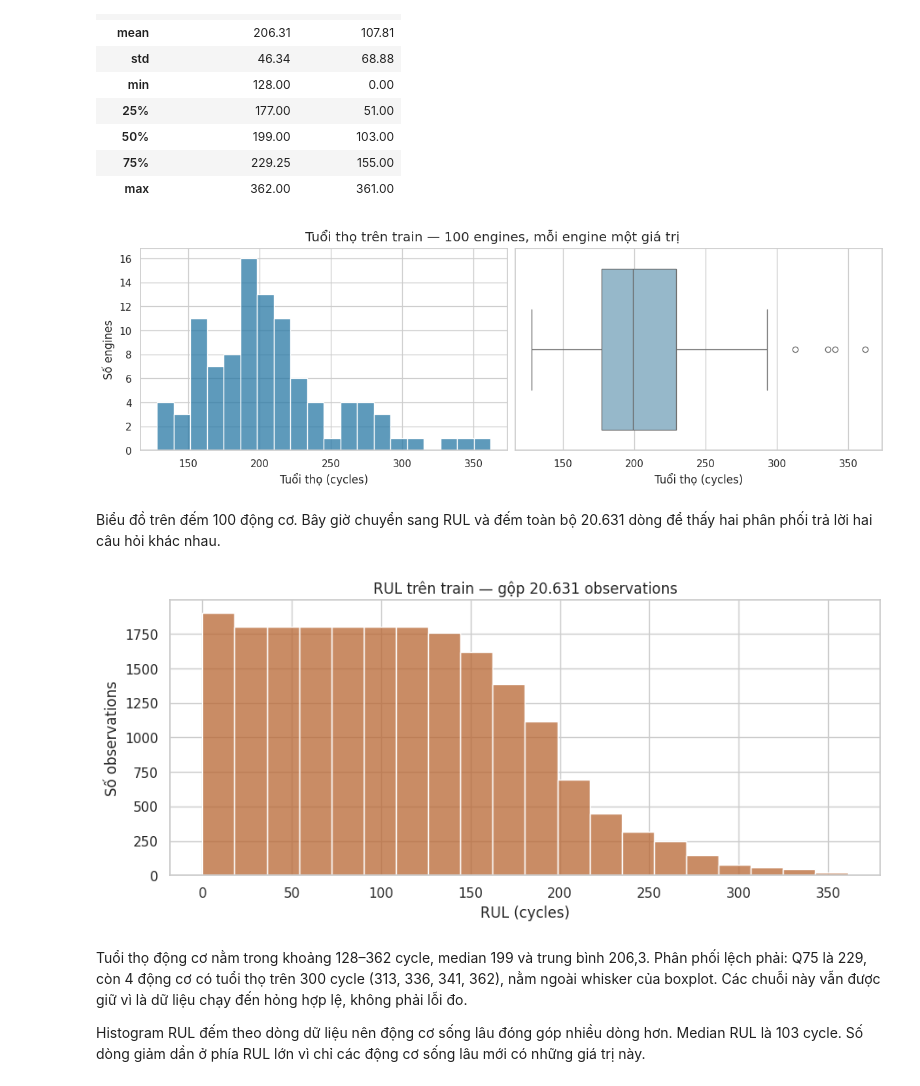
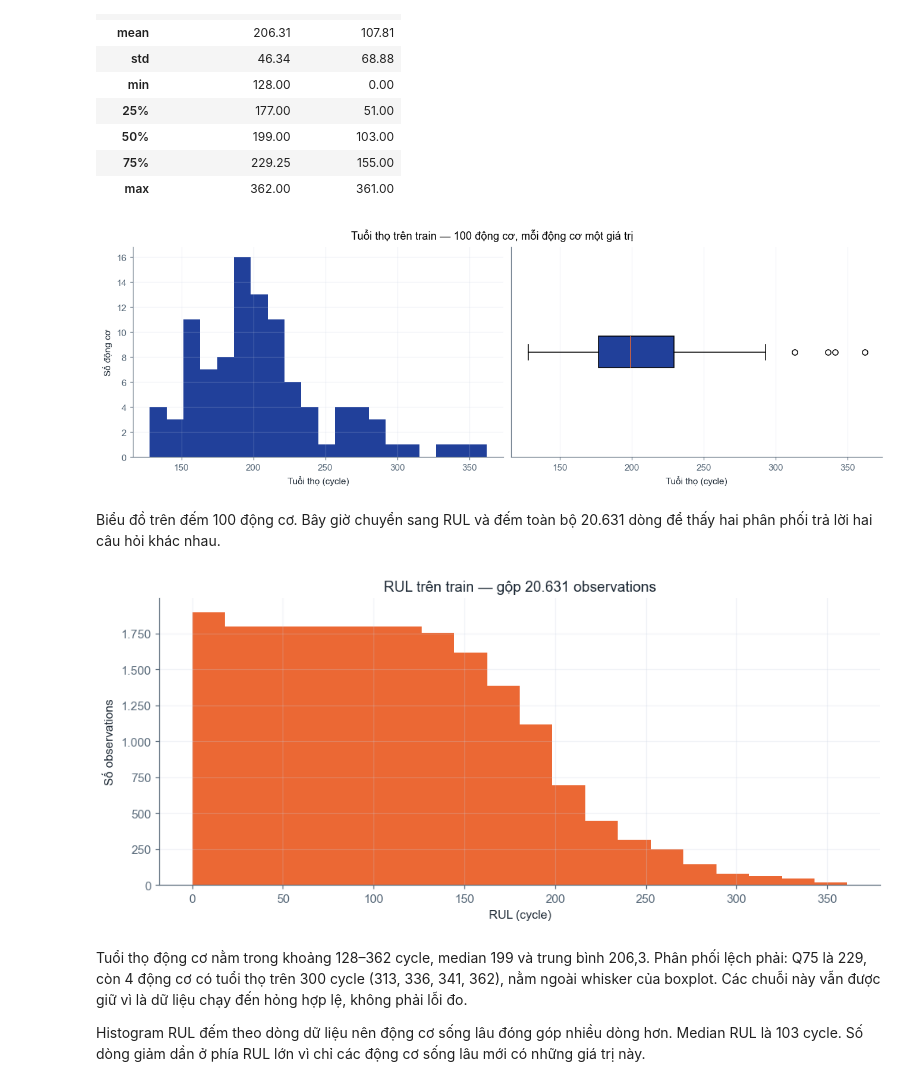
Before and after one commit to ti014/tinasa-cmapss-rul-prediction, a Jupyter notebook: notebooks/01_fd001_eda.ipynb, the cells around one changed output. Cells and saved outputs as stored; diff of their text form; code cells hidden in the pictures.

```diff
--- a/notebooks/01_fd001_eda.ipynb
+++ b/notebooks/01_fd001_eda.ipynb
@@ -26,6 +28,5 @@ RAW_PATH = ROOT / "data/raw/train_FD001.txt"
 # %%
 import tempfile
-import seaborn as sns
 
 output_root = ROOT / "outputs/notebook01"
 output_root.mkdir(parents=True, exist_ok=True)
@@ -33,8 +34,6 @@ OUTPUT = Path(tempfile.mkdtemp(prefix="run-", dir=output_root))
 TABLES, FIGURES = OUTPUT / "tables", OUTPUT / "figures"
 TABLES.mkdir()
 FIGURES.mkdir()
-sns.set_theme(style="whitegrid", context="notebook", palette="colorblind")
-plt.rcParams.update({"font.family": "DejaVu Sans", "figure.dpi": 100})
 # %% [markdown]
 ## 1. Đọc một động cơ trước khi gộp cả tập
 
@@ -67,6 +66,7 @@ def save_table(table, filename):
 
 
 def show_figure(fig, filename, show=True):
+    style_figure(fig)
     fig.savefig(FIGURES / filename, dpi=150, bbox_inches="tight", facecolor="white")
     if show:
         display(fig)
@@ -121,25 +121,26 @@ pd.DataFrame({"tuổi thọ (mỗi động cơ)": lifetime_summary.set_index("st
 | max | 362.00 | 361.00 |
 # %%
 fig, axes = plt.subplots(1, 2, figsize=(12, 4), layout="constrained")
-sns.histplot(lifetimes, x="last_cycle", bins=20, ax=axes[0], color="#2878a5")
-sns.boxplot(lifetimes, x="last_cycle", ax=axes[1], color="#8dbbd3")
-axes[0].set(xlabel="Tuổi thọ (cycles)", ylabel="Số engines")
-axes[1].set(xlabel="Tuổi thọ (cycles)", yticks=[])
-fig.suptitle("Tuổi thọ trên train — 100 engines, mỗi engine một giá trị")
+axes[0].hist(lifetimes.last_cycle, bins=20, color=COLORS["blue"])
+axes[1].boxplot(lifetimes.last_cycle, vert=False, patch_artist=True,
+                boxprops={"facecolor": COLORS["blue"]})
+axes[0].set(xlabel="Tuổi thọ (cycle)", ylabel="Số động cơ")
+axes[1].set(xlabel="Tuổi thọ (cycle)", yticks=[])
+fig.suptitle("Tuổi thọ trên train — 100 động cơ, mỗi động cơ một giá trị")
 show_figure(fig, "engine_lifetimes.png")
 # %% [output]
-[figure, old version]
+[figure, new version]
 # %% [markdown]
 Biểu đồ trên đếm 100 động cơ. Bây giờ chuyển sang RUL và đếm toàn bộ 20.631 dòng để thấy hai phân phối
 trả lời hai câu hỏi khác nhau.
 # %%
 fig, ax = plt.subplots(figsize=(9, 4), layout="constrained")
-sns.histplot(train, x="rul", bins=20, ax=ax, color="#b86632")
+ax.hist(train.rul, bins=20, color=COLORS["orange"])
 ax.set(title="RUL trên train — gộp 20.631 observations",
-       xlabel="RUL (cycles)", ylabel="Số observations")
+       xlabel="RUL (cycle)", ylabel="Số observations")
 show_figure(fig, "rul_distribution.png")
 # %% [output]
-[figure, old version]
+[figure, new version]
 # %% [markdown]
 Tuổi thọ động cơ nằm trong khoảng 128–362 cycle, median 199 và trung bình 206,3. Phân phối lệch phải:
 Q75 là 229, còn 4 động cơ có tuổi thọ trên 300 cycle (313, 336, 341, 362), nằm ngoài whisker của boxplot.
```
Also changed, not shown: parts of 10 cells of this notebook, 17 other files.
